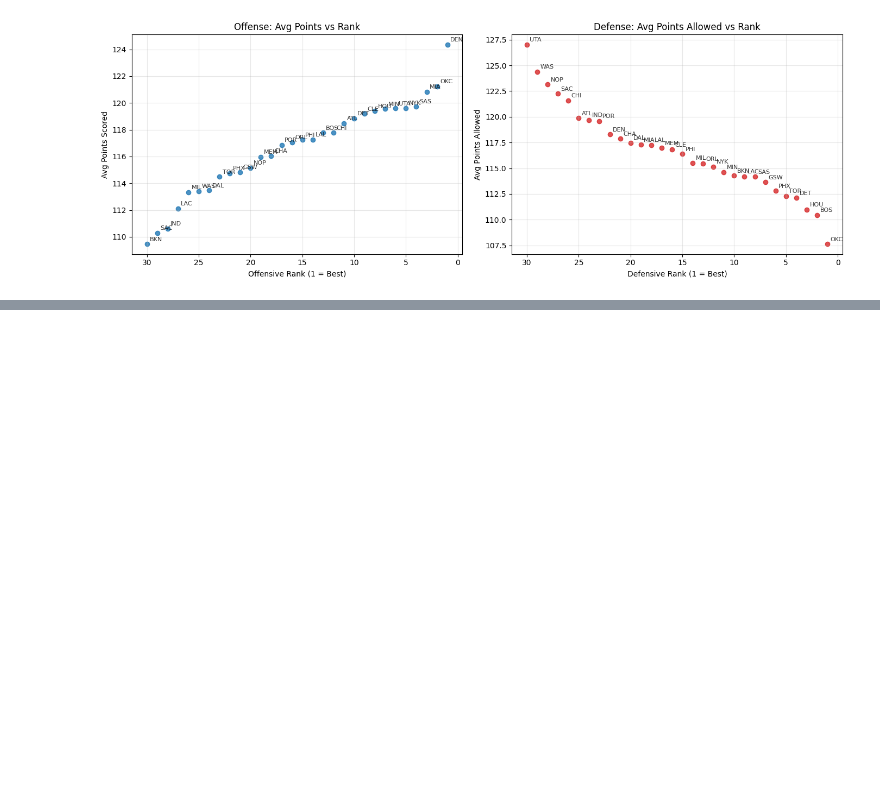
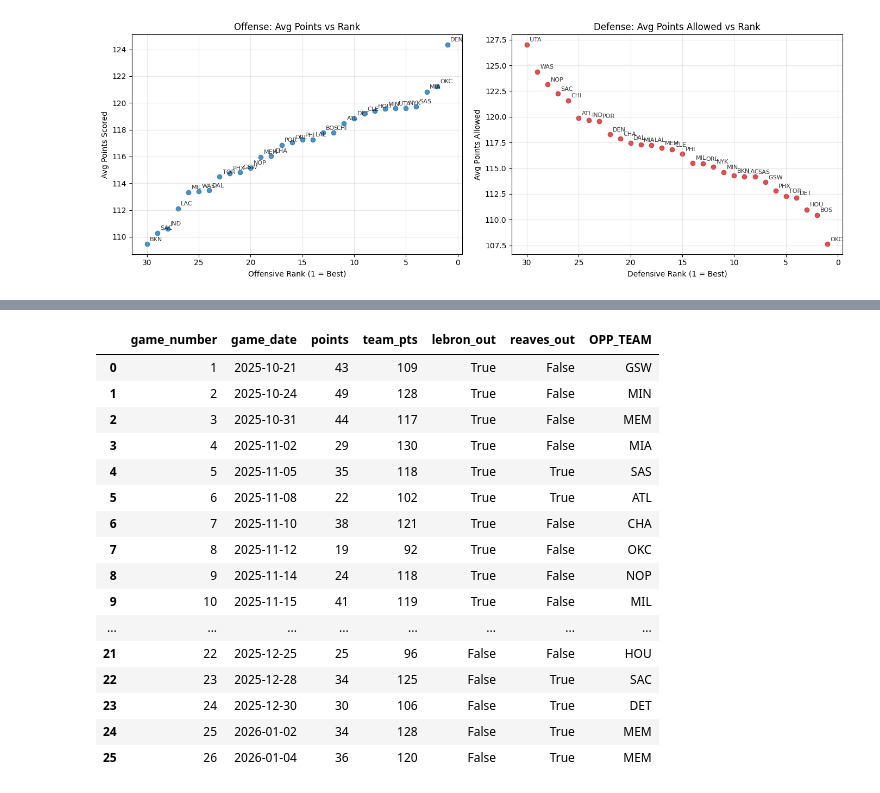
Before and after one commit to sibhisakthivel/nba-game-dashboard-automation, a Jupyter notebook: design.ipynb, the cells around one changed output, grey strips where cells are left out. Drawn from its saved outputs; the diff is of its cells as text; code cells hidden in the pictures; blank space fills up the shorter version.

```diff
--- a/design.ipynb
+++ b/design.ipynb
@@ -1249,0 +1402,99 @@ plt.show()
+# %%
+# =========================================================
+# 1) Luka player-game stats
+# =========================================================
+
+luka_df = (
+    pbs[pbs["personId"] == 1629029]  # Luka Dončić
+    [["game_id", "game_date", "points", "minutes"]]
+    .drop_duplicates()
+)
+
+# =========================================================
+# 2) LAL team points for those games
+# =========================================================
+
+lal_team_pts = (
+    tbs[tbs["TEAM_ABBREVIATION"] == "LAL"]
+    [["GAME_ID", "GAME_DATE", "PTS", "MATCHUP"]]
+    .rename(columns={
+        "GAME_ID": "game_id",
+        "GAME_DATE": "game_date",
+        "PTS": "team_pts"
+    })
+)
+
+# =========================================================
+# 3) Merge Luka ↔ team context
+# =========================================================
+
+luka_plot_df = (
+    luka_df
+    .merge(lal_team_pts, on=["game_id", "game_date"], how="left", validate="one_to_one")
+)
+
+# =========================================================
+# 4) Opponent team abbreviation
+# =========================================================
+
+luka_plot_df["OPP_TEAM"] = luka_plot_df["MATCHUP"].str[-3:]
+
+# =========================================================
+# 5) Add teammate availability (from validation table)
+# =========================================================
+
+luka_plot_df = (
+    luka_plot_df
+    .merge(
+        validation[["game_id", "lebron_out", "reaves_out"]],
+        on="game_id",
+        how="left"
+    )
+)
+
+# Safety fill
+luka_plot_df[["lebron_out", "reaves_out"]] = (
+    luka_plot_df[["lebron_out", "reaves_out"]].fillna(False)
+)
+
+# =========================================================
+# 6) Final cleanup / ordering
+# =========================================================
+
+luka_plot_df["game_date"] = pd.to_datetime(luka_plot_df["game_date"])
+luka_plot_df = (
+    luka_plot_df
+    .sort_values("game_date")
+    .reset_index(drop=True)
+)
+
+luka_plot_df["game_number"] = luka_plot_df.index + 1
+
+# =========================================================
+# 7) Inspect
+# =========================================================
+
+display(
+    luka_plot_df[
+        ["game_number", "game_date", "points", "team_pts",
+         "lebron_out", "reaves_out", "OPP_TEAM"]
+    ]
+)
+# %% [output]
+|  | game_number | game_date | points | team_pts | lebron_out | reaves_out | OPP_TEAM |
+| 0 | 1 | 2025-10-21 | 43 | 109 | True | False | GSW |
+| 1 | 2 | 2025-10-24 | 49 | 128 | True | False | MIN |
+| 2 | 3 | 2025-10-31 | 44 | 117 | True | False | MEM |
+| 3 | 4 | 2025-11-02 | 29 | 130 | True | False | MIA |
+| 4 | 5 | 2025-11-05 | 35 | 118 | True | True | SAS |
+| 5 | 6 | 2025-11-08 | 22 | 102 | True | True | ATL |
+| 6 | 7 | 2025-11-10 | 38 | 121 | True | False | CHA |
+| 7 | 8 | 2025-11-12 | 19 | 92 | True | False | OKC |
+| 8 | 9 | 2025-11-14 | 24 | 118 | True | False | NOP |
+| 9 | 10 | 2025-11-15 | 41 | 119 | True | False | MIL |
+| ... | ... | ... | ... | ... | ... | ... | ... |
+| 21 | 22 | 2025-12-25 | 25 | 96 | False | False | HOU |
+| 22 | 23 | 2025-12-28 | 34 | 125 | False | True | SAC |
+| 23 | 24 | 2025-12-30 | 30 | 106 | False | True | DET |
+| 24 | 25 | 2026-01-02 | 34 | 128 | False | True | MEM |
+| 25 | 26 | 2026-01-04 | 36 | 120 | False | True | MEM |
```
Also changed, not shown: parts of 6 cells of this notebook.
